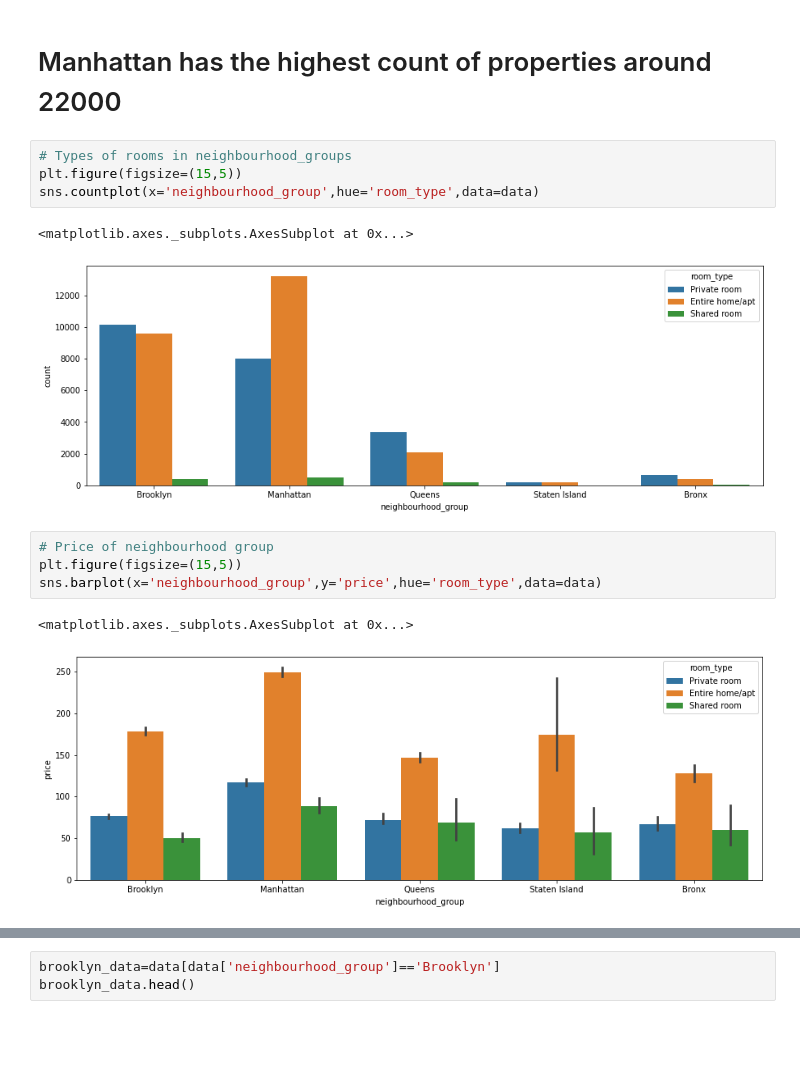
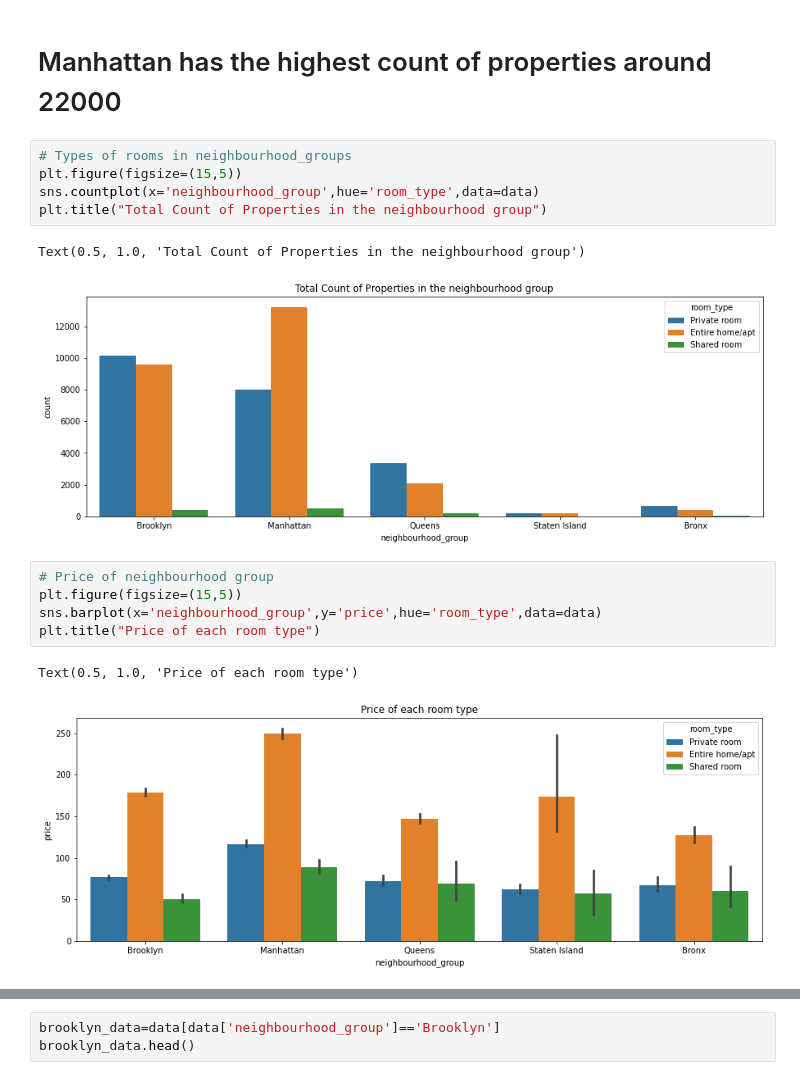
Before and after one commit to neilsamuel123/pract_alma_better, a Jupyter notebook: Airbnb_Bookings_Final_Analysis_Capstone_Project.ipynb, the cells around one changed output, grey strips where cells are left out. Saved outputs shown, nothing was run; the diff lists cells and outputs as text; blank space fills up the shorter version.

```diff
--- a/Airbnb_Bookings_Final_Analysis_Capstone_Project.ipynb
+++ b/Airbnb_Bookings_Final_Analysis_Capstone_Project.ipynb
@@ -167,17 +167,19 @@ sns.countplot('neighbourhood_group',data=data)
 # %%
 # Types of rooms in neighbourhood_groups
 plt.figure(figsize=(15,5))
 sns.countplot(x='neighbourhood_group',hue='room_type',data=data)
+plt.title("Total Count of Properties in the neighbourhood group")
 # %% [output]
-<matplotlib.axes._subplots.AxesSubplot at 0x...>
+Text(0.5, 1.0, 'Total Count of Properties in the neighbourhood group')
-[figure, old version]
+[figure, new version]
 # %%
 # Price of neighbourhood group
 plt.figure(figsize=(15,5))
 sns.barplot(x='neighbourhood_group',y='price',hue='room_type',data=data)
+plt.title("Price of each room type")
 # %% [output]
-<matplotlib.axes._subplots.AxesSubplot at 0x...>
+Text(0.5, 1.0, 'Price of each room type')
-[figure, old version]
+[figure, new version]
 # %%
 # Minimum Nights of room neighbourhood group
 plt.figure(figsize=(15,5))
```
Also changed, not shown: parts of 45 cells of this notebook.
